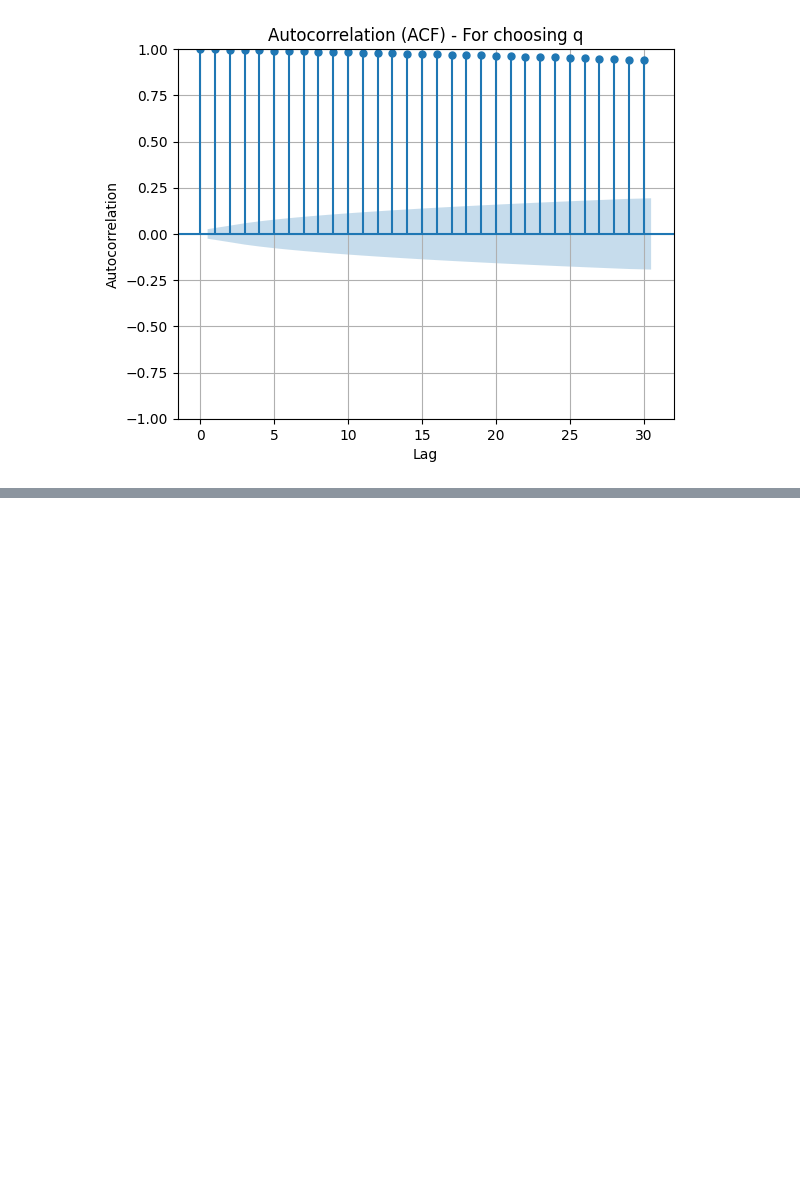
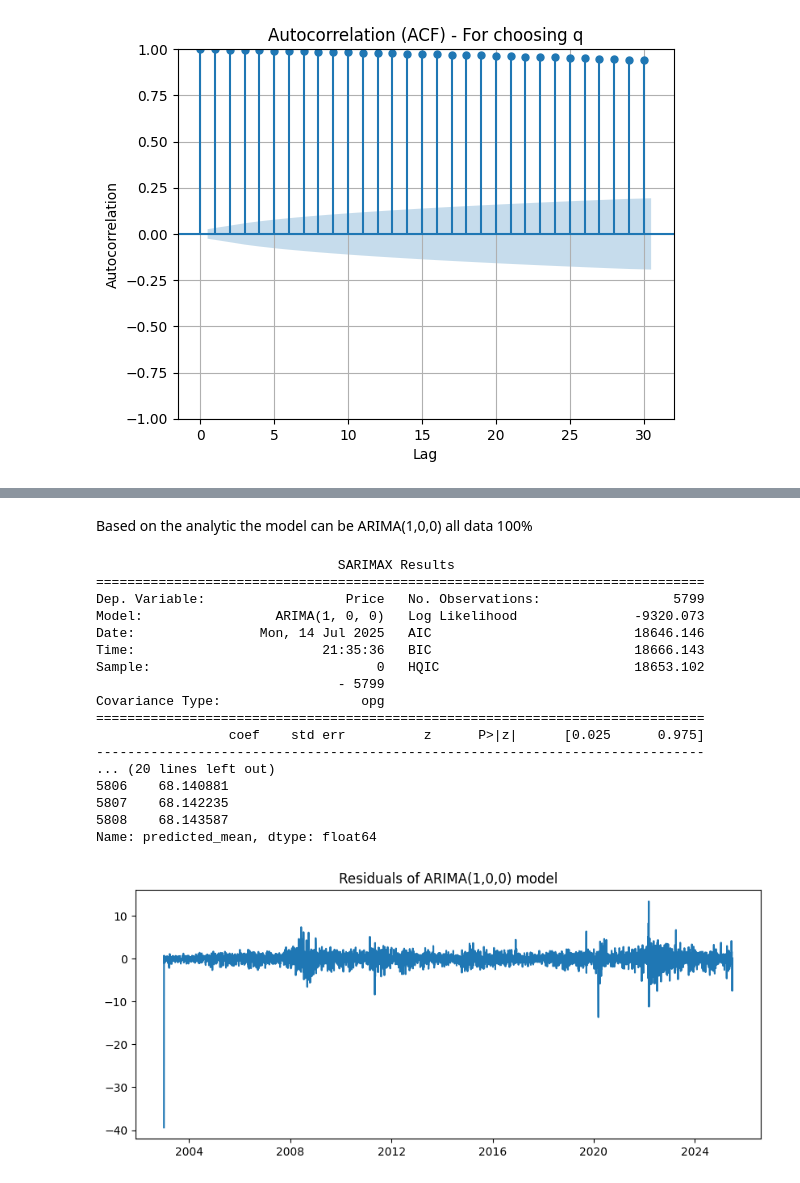
Before and after one commit to AliSalman25/first-Jupyter-Notebook-for-the-experiments, a Jupyter notebook: first_experiment.ipynb, the cells around one changed output, grey strips where cells are left out. Drawn from its saved outputs; the diff is of its cells as text; code cells hidden in the pictures; blank space fills up the shorter version.

```diff
--- a/first_experiment.ipynb
+++ b/first_experiment.ipynb
@@ -282,0 +293,48 @@ plt.show()
+# %% [markdown]
+Based on the analytic the model can be ARIMA(1,0,0)
+all data 100%
+# %%
+import pandas as pd
+from statsmodels.tsa.arima.model import ARIMA
+import matplotlib.pyplot as plt
+
+# DataFrame
+series = df['Price'].dropna()
+
+# excute ARIMA(1,0,0)
+model = ARIMA(series, order=(1,0,0))
+
+# trsining
+model_fit = model.fit()
+
+print(model_fit.summary())
+
+# forcasting next 10 days
+forecast = model_fit.forecast(steps=10)
+print("Forecasted values:\n", forecast)
+
+#  Residuals
+residuals = model_fit.resid
+plt.figure(figsize=(10,4))
+plt.plot(residuals)
+plt.title('Residuals of ARIMA(1,0,0) model')
+plt.show()
+# %% [output]
+                               SARIMAX Results
+==============================================================================
+Dep. Variable:                  Price   No. Observations:                 5799
+Model:                 ARIMA(1, 0, 0)   Log Likelihood               -9320.073
+Date:                Mon, 14 Jul 2025   AIC                          18646.146
+Time:                        21:35:36   BIC                          18666.143
+Sample:                             0   HQIC                         18653.102
+                               - 5799
+Covariance Type:                  opg
+==============================================================================
+                 coef    std err          z      P>|z|      [0.025      0.975]
+------------------------------------------------------------------------------
+... (20 lines left out)
+5806    68.140881
+5807    68.142235
+5808    68.143587
+Name: predicted_mean, dtype: float64
+[figure, added]
```
Also changed, not shown: parts of 8 cells of this notebook.
